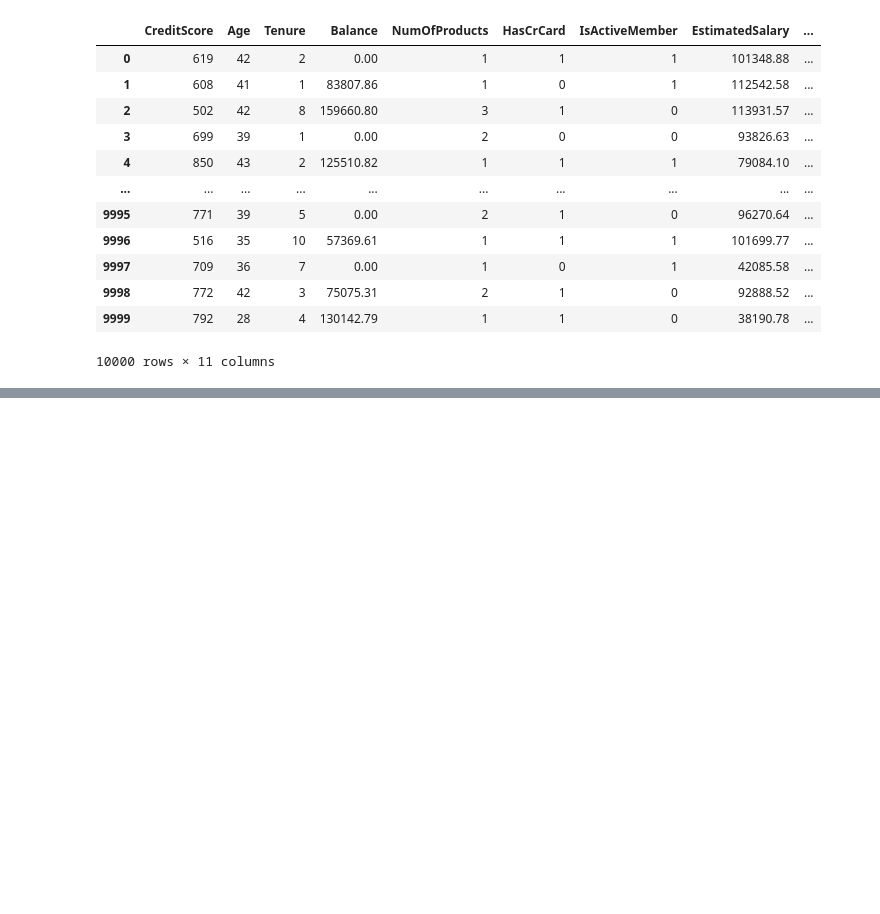
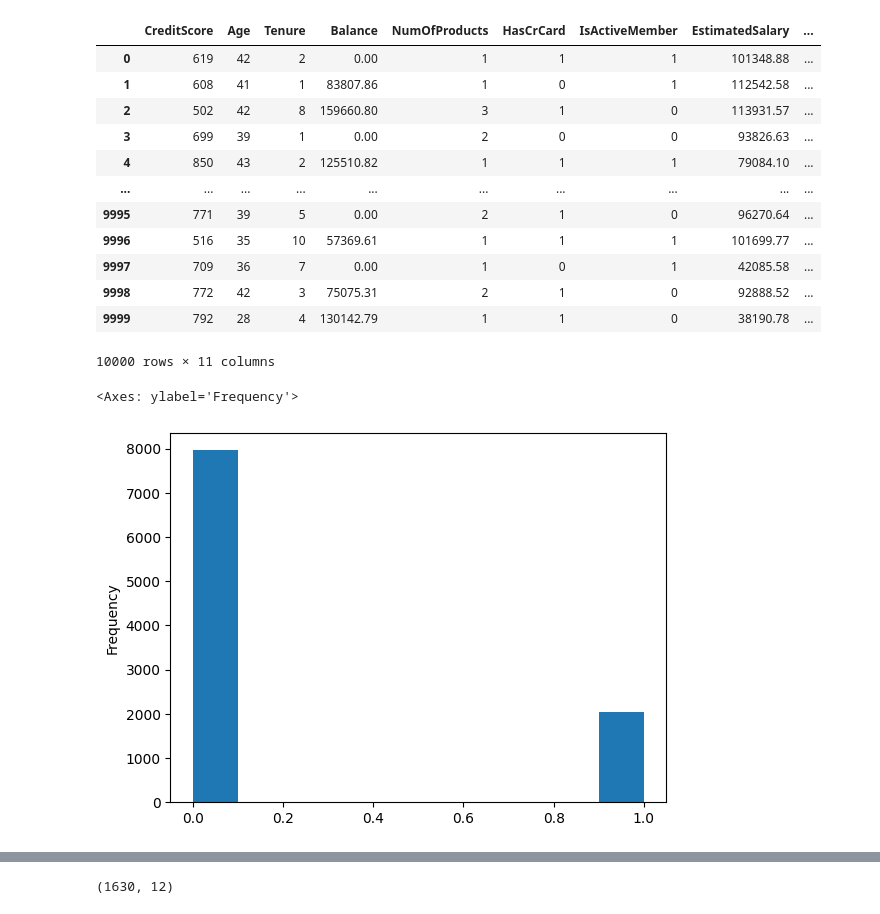
Before and after one commit to asegura4488/CienciaDatos, a Jupyter notebook: Semana6/EstudioRedNeuronal.ipynb, the cells around one changed output, grey strips where cells are left out. Drawn from its saved outputs; the diff is of its cells as text; code cells hidden in the pictures; blank space fills up the shorter version.

```diff
--- a/Semana6/EstudioRedNeuronal.ipynb
+++ b/Semana6/EstudioRedNeuronal.ipynb
@@ -74,6 +74,12 @@ X
 | 9998 | 772 | 42 | 3 | 75075.31 | 2 | 1 | 0 | 92888.52 | ... |
 | 9999 | 792 | 28 | 4 | 130142.79 | 1 | 1 | 0 | 38190.78 | ... |
 10000 rows × 11 columns
+# %%
+y.plot(kind='hist')
+# Hay un desbalance en las clases
+# %% [output]
+<Axes: ylabel='Frequency'>
+[figure, added]
 # %%
 X.describe()
 # %% [output]
@@ -89,3 +95,20 @@ X.describe()
 # %%
 # Train / test split
 X_train, X_test, y_train, y_test = train_test_split(X, y, test_size=0.2, random_state=42, stratify=y)
+# %%
+train = X_train.copy()
+train["Exited"] = y_train.values
+
+clase0 = train[train["Exited"] == 0]
+clase1 = train[train["Exited"] == 1]
+
+n_min = len(clase1)
+
+clase_down = clase0.sample(n=n_min, random_state=42)
+print(clase_down.shape)
+train_bal = pd.concat([clase_down, clase1]).sample(frac=1, random_state=42)
+
+y_train = train_bal["Exited"].astype(int)
+X_train = train_bal.drop(columns=["Exited"])
+# %% [output]
+(1630, 12)
```
Also changed, not shown: parts of 9 cells of this notebook.
